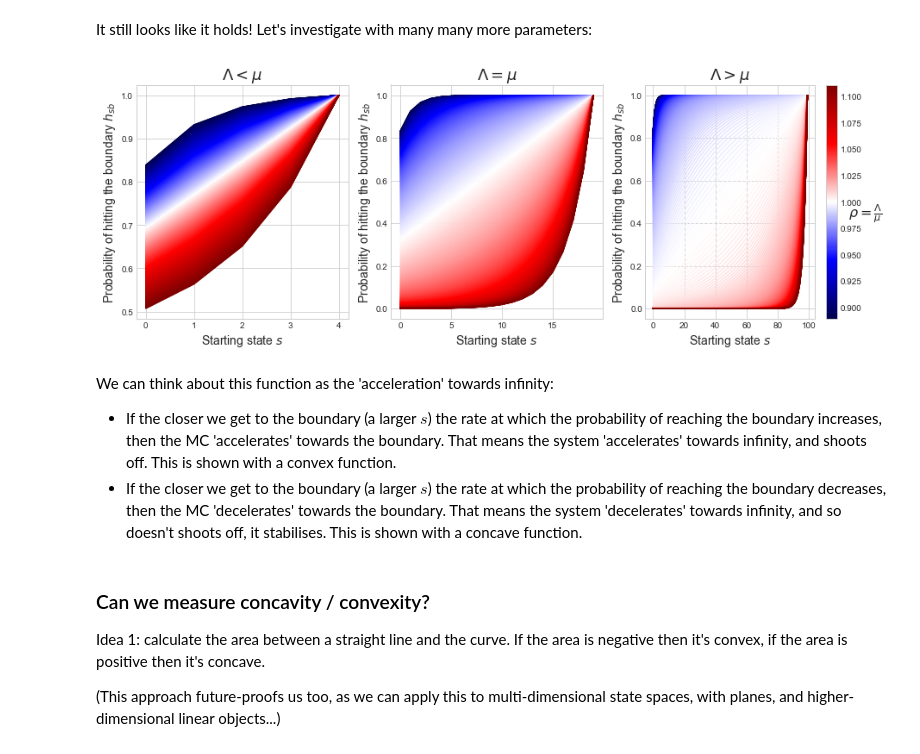
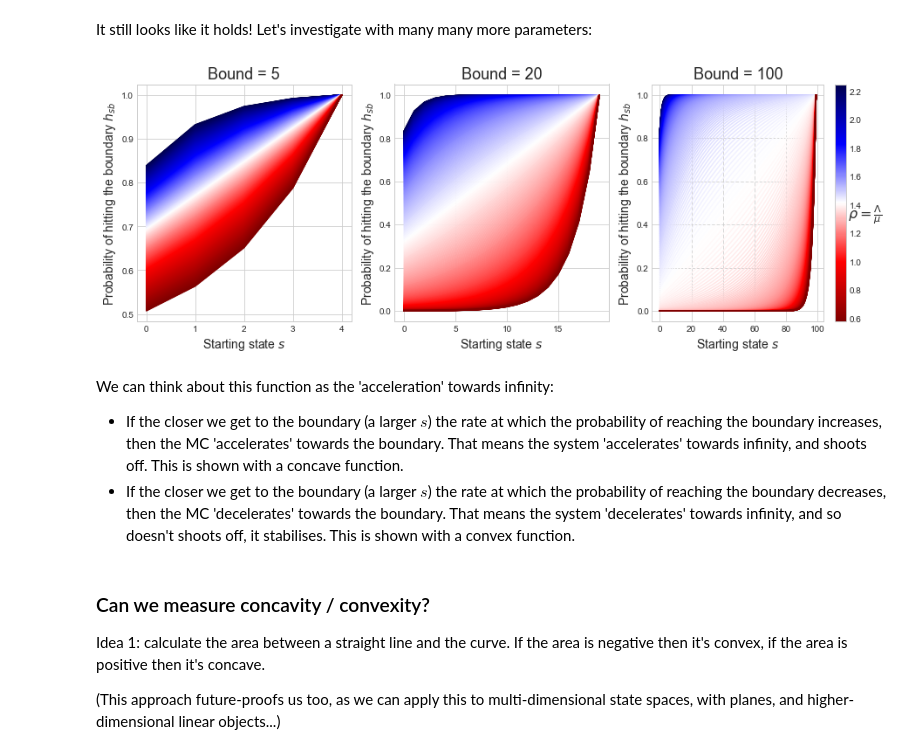
Before and after one commit to geraintpalmer/TruncatingInfiniteMarkovChains, a Jupyter notebook: src/investigate_concavity_convexity.ipynb, the cells around one changed output. Drawn from its saved outputs; the diff is of its cells as text; code cells hidden in the pictures.

Commit message:
fix some typos, plot titles, and explanations in notebook

```diff
--- a/src/investigate_concavity_convexity.ipynb
+++ b/src/investigate_concavity_convexity.ipynb
@@ -130,30 +130,30 @@ import matplotlib as mpl
 # %%
 arr = 9
 mus = np.linspace(arr-5, arr+5, 500)
 colors = plt.cm.seismic(np.linspace(0, 1, len(mus)))
 bounds = [5, 20, 100]
 probs = []
 fig, axarr = plt.subplots(1, 3, figsize=(15, 5))
 for i, bound in enumerate(bounds):
     for j, m in enumerate(mus):
         mm1_rate_matrix = trunc.make_modified_mm1_matrix(arr, m, 1, bound)
         mm1_matrix = trunc.discretise_transition_rate_matrix(mm1_rate_matrix)
         probs = trunc.find_hitting_probs(mm1_matrix, range(bound+1), bound-1)
         axarr[i].plot(probs.keys(), probs.values(), c=colors[j])
     axarr[i].set_xlabel('Starting state $s$', fontsize=14)
     axarr[i].set_ylabel('Probability of hitting the boundary $h_{sb}$', fontsize=14)
-    axarr[i].set_title(f'$\Lambda {sgn[i]} \mu$', fontsize=18)
+    axarr[i].set_title(f'Bound = {bound}', fontsize=18)
 cbar = fig.colorbar(plt.cm.ScalarMappable(
-    norm=mpl.colors.Normalize(vmin=(arr-1)/arr, vmax=(arr+1)/arr),
-    cmap=plt.cm.seismic
+    norm=mpl.colors.Normalize(vmin=arr/mus[0], vmax=arr/mus[-1]),
+    cmap=plt.cm.seismic_r
 ))
 cbar.set_label(r'$\rho = \frac{\Lambda}{\mu}$', fontsize=16, rotation=0)
 # %% [output]
-[figure, old version]
+[figure, new version]
 # %% [markdown]
 We can think about this function as the 'acceleration' towards infinity:
-  + If the closer we get to the boundary (a larger $s$) the rate at which the probability of reaching the boundary increases, then the MC 'accelerates' towards the boundary. That means the system 'accelerates' towards infinity, and shoots off. This is shown with a convex function.
-  + If the closer we get to the boundary (a larger $s$) the rate at which the probability of reaching the boundary decreases, then the MC 'decelerates' towards the boundary. That means the system 'decelerates' towards infinity, and so doesn't shoots off, it stabilises. This is shown with a concave function.
+  + If the closer we get to the boundary (a larger $s$) the rate at which the probability of reaching the boundary increases, then the MC 'accelerates' towards the boundary. That means the system 'accelerates' towards infinity, and shoots off. This is shown with a concave function.
+  + If the closer we get to the boundary (a larger $s$) the rate at which the probability of reaching the boundary decreases, then the MC 'decelerates' towards the boundary. That means the system 'decelerates' towards infinity, and so doesn't shoots off, it stabilises. This is shown with a convex function.
 # %% [markdown]
 ### Can we measure concavity / convexity?
 
```
Also changed, not shown: parts of 5 cells of this notebook.
